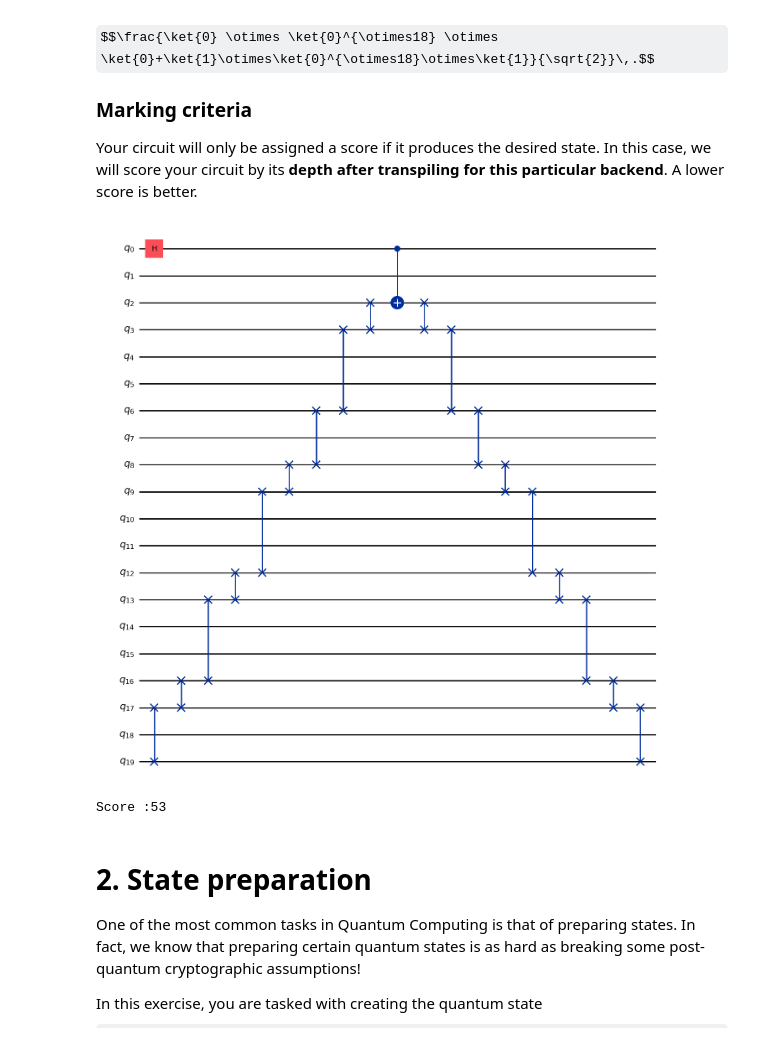
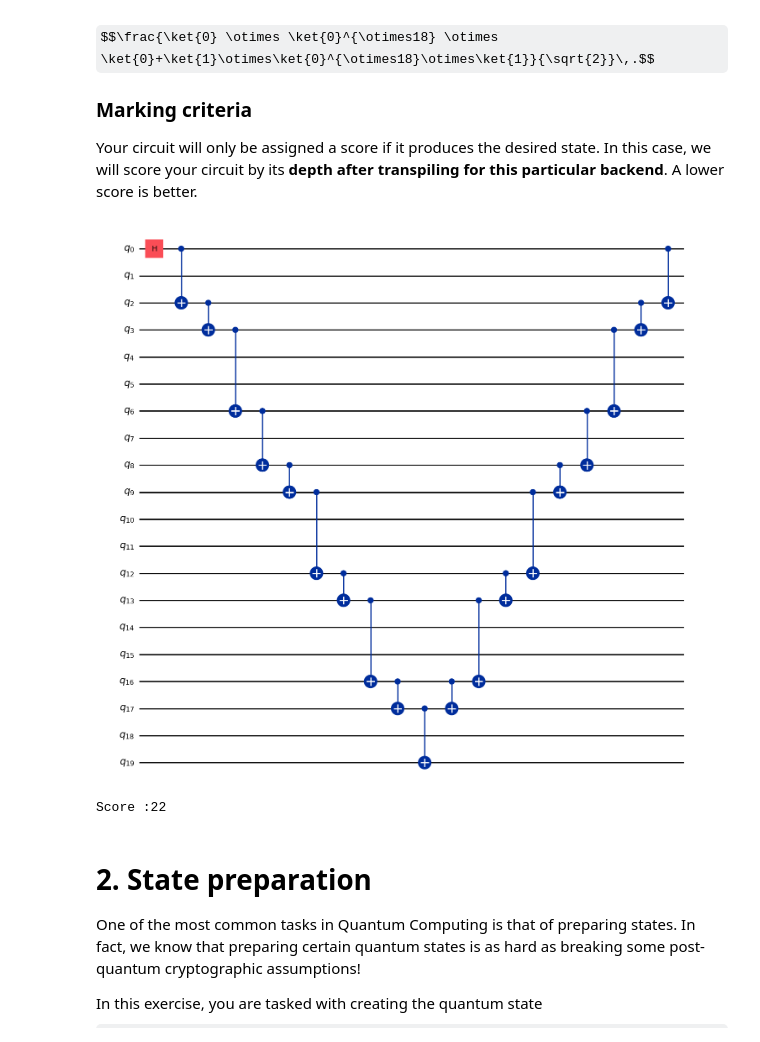
Before and after one commit to chaotiquetaurus/hackaton_interesemestre2, a Jupyter notebook: Sandbox/Questions_Louis.ipynb, the cells around one changed output. Cells and saved outputs as stored; diff of their text form; code cells hidden in the pictures; some formulas as TeX source.

```diff
--- a/Sandbox/Questions_Louis.ipynb
+++ b/Sandbox/Questions_Louis.ipynb
@@ -85,17 +85,19 @@ Your circuit will only be assigned a score if it produces the desired state. In
 # %%
 # SUBMISSION CELL
 from qiskit import QuantumCircuit
-swap_list = [2,3,6,8,9,12,13,16,17,19]
+swap_list = [0,2,3,6,8,9,12,13,16,17]
 qc = QuantumCircuit(20)
 qc.h(0)
 for i in range(len(swap_list)-1):
-    qc.swap(swap_list[9-i],swap_list[8-i])
-qc.cx(0,2)
+    #qc.swap(swap_list[9-i],swap_list[8-i])
+    qc.cx(swap_list[i],swap_list[i+1])
+qc.cx(17,19)
 for i in range(len(swap_list)-1):
-    qc.swap(swap_list[i+1],swap_list[i])
+    #qc.swap(swap_list[i+1],swap_list[i])
+    qc.cx(swap_list[8-i],swap_list[9-i])
 qc.draw("mpl")
 # %% [output]
-[figure, old version]
+[figure, new version]
 # %%
 # SCORING CELL
 
@@ -126,7 +128,7 @@ def test_cnot_optimization(qc: QuantumCircuit, check_correctness=True) -> int:
 
 print(f"Score :{test_cnot_optimization(qc, True)}")
 # %% [output]
-Score :53
+Score :22
 # %% [markdown]
 # 2. State preparation
 
```
Also changed, not shown: parts of 7 cells of this notebook.
